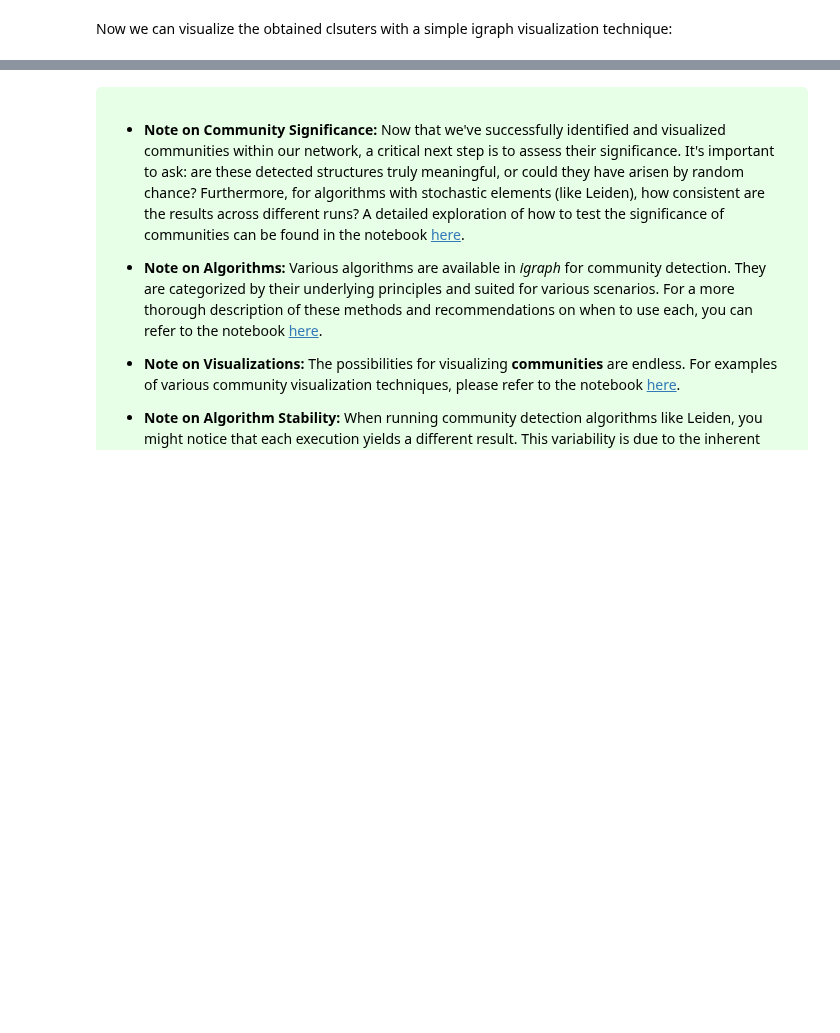
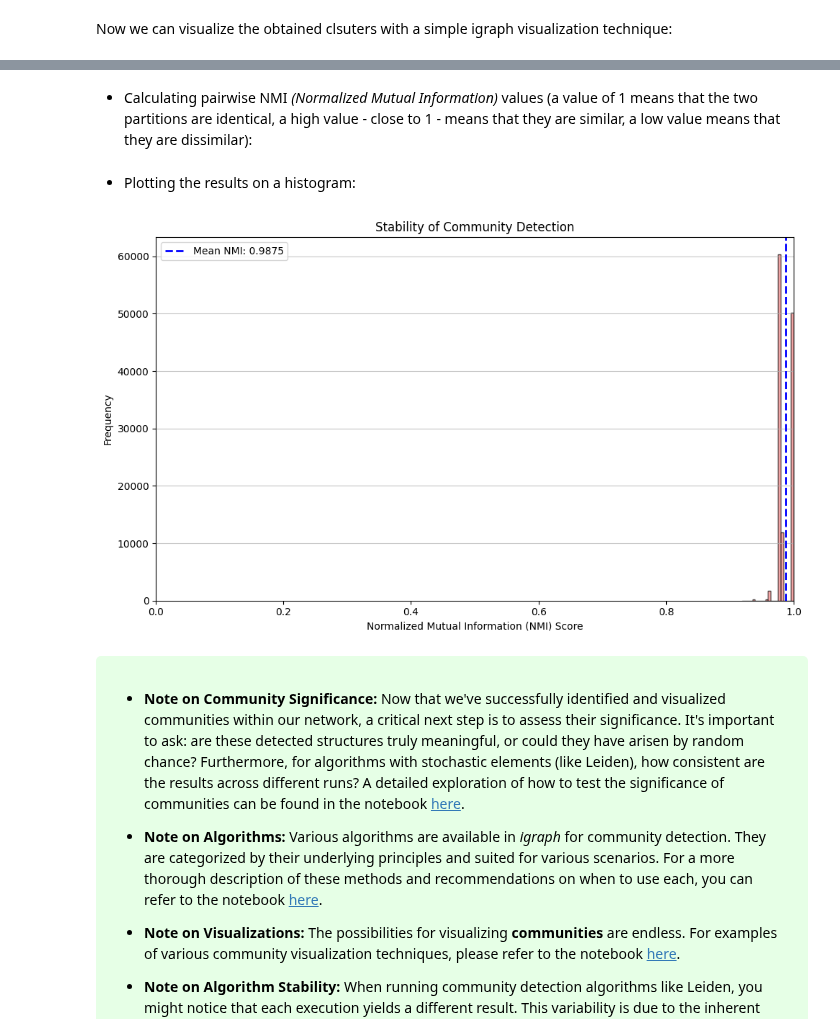
Before and after one commit to BeaMarton13/community-detection-guide-w-igraph, a Jupyter notebook: notebooks/initial_workflow.ipynb, the cells around one changed output, grey strips where cells are left out. Saved outputs shown, nothing was run; the diff lists cells and outputs as text; code cells hidden in the pictures; blank space fills up the shorter version.

```diff
--- a/notebooks/initial_workflow.ipynb
+++ b/notebooks/initial_workflow.ipynb
@@ -45,3 +70,37 @@ ig.plot(g, layout=layout, vertex_size=30, vertex_label=g.vs.indices, bbox=(600,6
+# %%
+partitions = []
+for _ in range(500):
+    partitions.append(g.community_leiden(objective_function="modularity", weights="weight"))
+# %% [markdown]
+* Calculating pairwise NMI _(Normalized Mutual Information)_ values (a value of 1 means that the two partitions are identical, a high value - close to 1 - means that they are similar, a low value means that they are dissimilar):
+# %%
+pairwise_nmi_values = []
+for p1, p2 in itertools.combinations(partitions, 2):
+    nmi = ig.compare_communities(p1, p2, method='nmi')
+    pairwise_nmi_values.append(nmi)
+# %% [markdown]
+* Plotting the results on a histogram:
+# %%
+plt = matplotlib.pyplot
+plt.figure(figsize=(10, 6))
+plt.hist(pairwise_nmi_values, bins=20, edgecolor='black', alpha=0.7, color='lightcoral')
+plt.xlabel('Normalized Mutual Information (NMI) Score')
+plt.ylabel('Frequency')
+plt.grid(axis='y', alpha=0.75)
+
+# Set x-axis limits from 0 to 1
+plt.xlim(0, 1)
+
+# Add a line for the mean NMI
+mean_nmi = np.mean(pairwise_nmi_values)
+plt.axvline(mean_nmi, color='blue', linestyle='dashed', linewidth=2, label=f'Mean NMI: {mean_nmi:.4f}')
+
+plt.title('Stability of Community Detection')
+plt.legend()
+plt.tight_layout()
+plt.show()
+# %% [output]
+[figure, added]
 # %% [markdown]
 <div style="background-color: #e6ffe6; padding: 20px; border-radius: 5px;">
 
```
Also changed, not shown: parts of 17 cells of this notebook, 1 other file.
